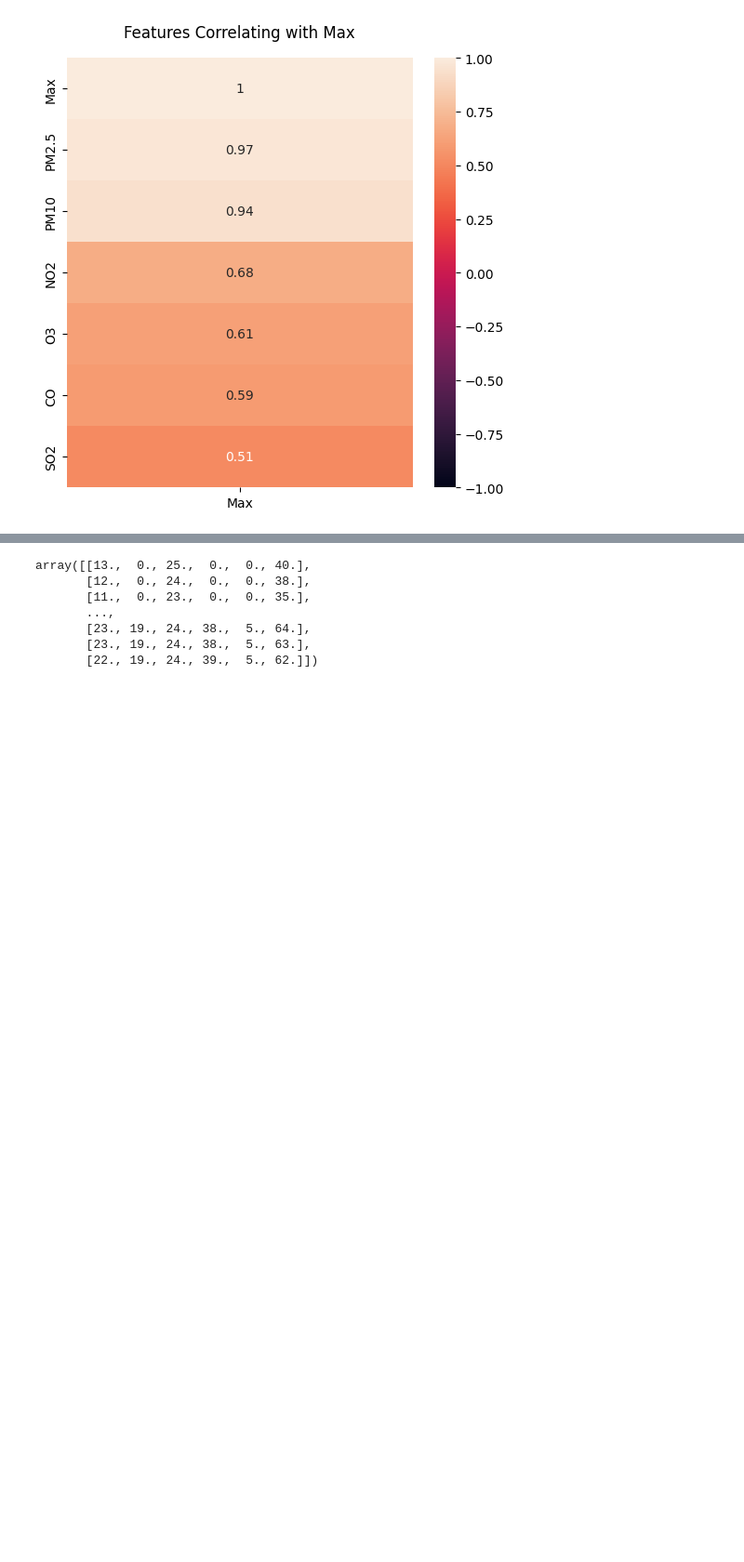
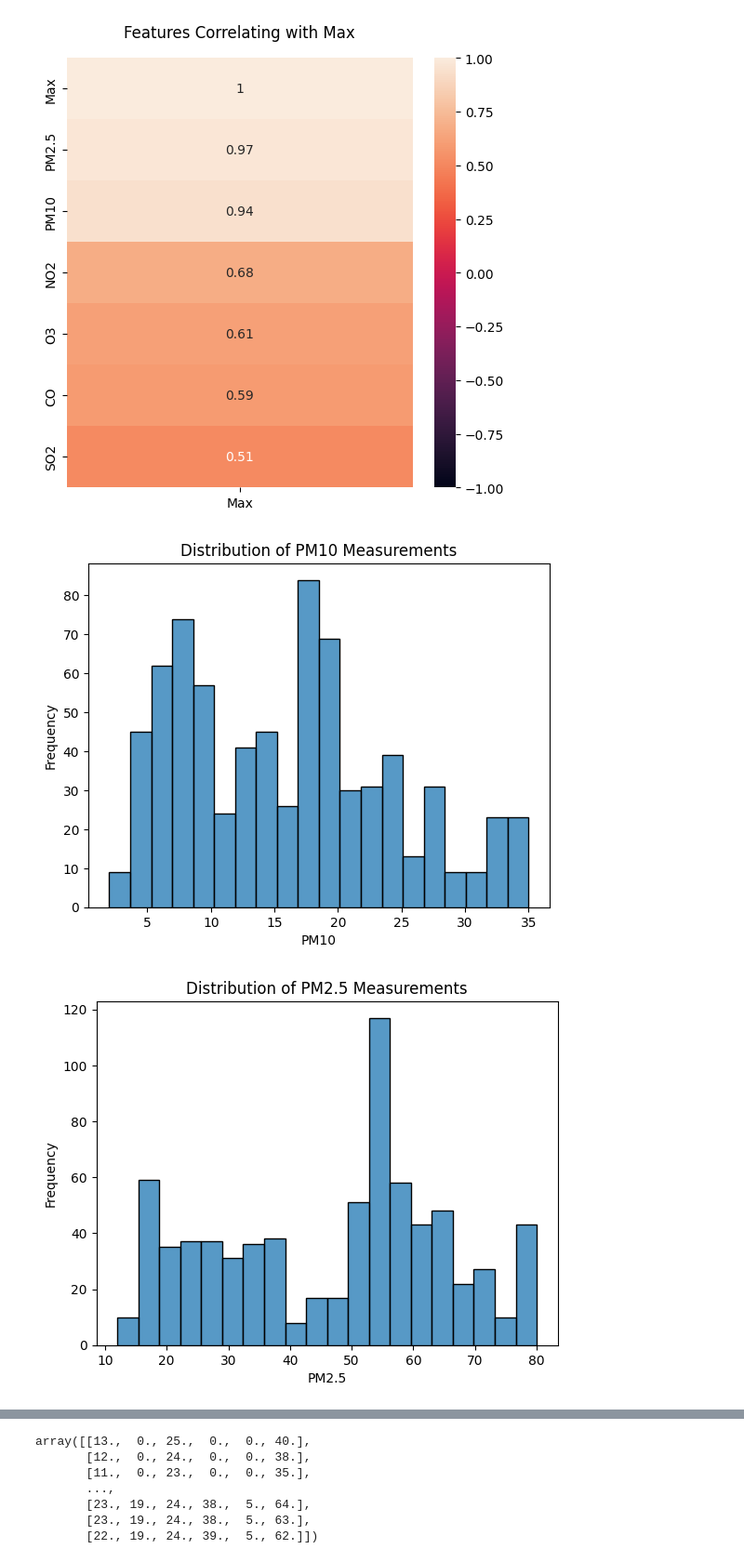
Before and after one commit to andidprastyo/air_quality_analysis, a Jupyter notebook: analysis_new.ipynb, the cells around one changed output, grey strips where cells are left out. Shown at 93% size. Cells and saved outputs as stored; diff of their text form; code cells hidden in the pictures; blank space fills up the shorter version.

Commit message:
EDA : Add Data Distribution and Correlation Matrix

```diff
--- a/analysis_new.ipynb
+++ b/analysis_new.ipynb
@@ -209,3 +209,16 @@ heatmap.set_title('Features Correlating with Max', fontdict={'fontsize': 12}, pa
 # %% [output]
 Text(0.5, 1.0, 'Features Correlating with Max')
 [figure]
+# %%
+pollutants = ['PM10', 'PM2.5', 'SO2', 'CO', 'O3', 'NO2']
+
+for pollutant in pollutants:
+    plt.figure()
+    sns.histplot(data=df, x=pollutant, bins=20)
+    plt.title(f'Distribution of {pollutant} Measurements')
+    plt.xlabel(pollutant)
+    plt.ylabel('Frequency')
+    plt.show()
+# %% [output]
+[figure, added]
+[figure, added]
```
Also changed, not shown: parts of 2 cells of this notebook.
